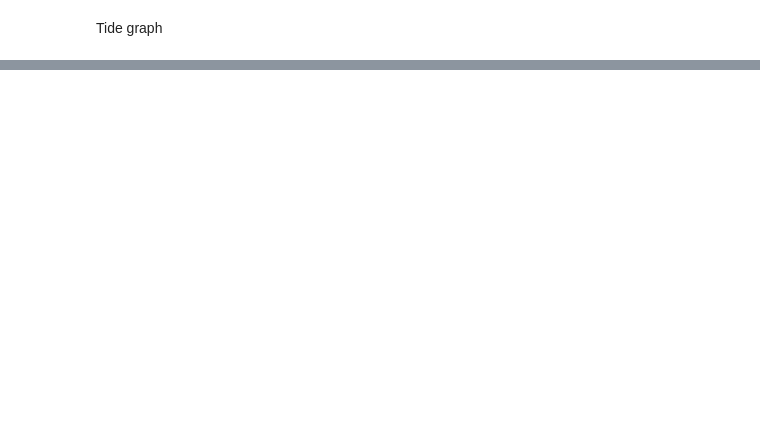
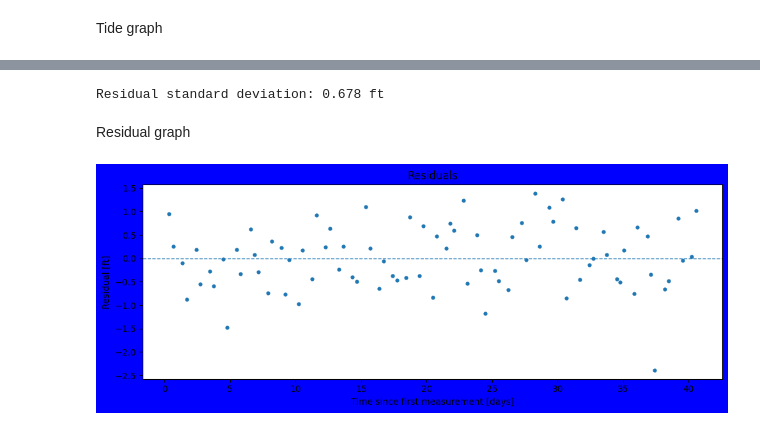
Before and after one commit to PrIceZeng-816/ASTR_19_Project, a Jupyter notebook: group-project-func.ipynb, the cells around one changed output, grey strips where cells are left out. Saved outputs shown, nothing was run; the diff lists cells and outputs as text; code cells hidden in the pictures; blank space fills up the shorter version.

```diff
--- a/group-project-func.ipynb
+++ b/group-project-func.ipynb
@@ -107,0 +117,21 @@ plt.show()
+# %%
+resid = y_axis - y_fit
+std_resid = np.std(resid, ddof=1)
+
+print(f"Residual standard deviation: {std_resid:.3f} ft")
+# %% [output]
+Residual standard deviation: 0.678 ft
+# %% [markdown]
+Residual graph
+# %%
+plt.figure(figsize=(10,4),facecolor="blue")
+plt.axhline(0, ls="--", lw=1)
+plt.scatter(t_plot_days, resid, s=12)
+plt.xlabel("Time since first measurement [days]")
+plt.ylabel("Residual [ft]")
+plt.title("Residuals")
+plt.tight_layout()
+plt.savefig("Residuals.pdf") # save as pdf
+plt.show()
+# %% [output]
+[figure, added]
```
Also changed, not shown: parts of 5 cells of this notebook, 2 other files.
